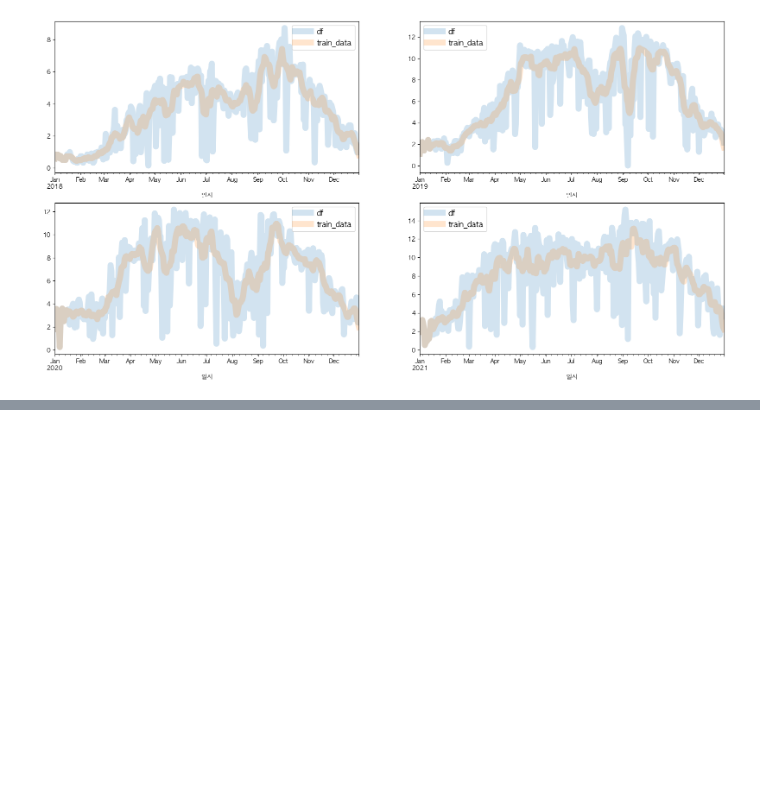
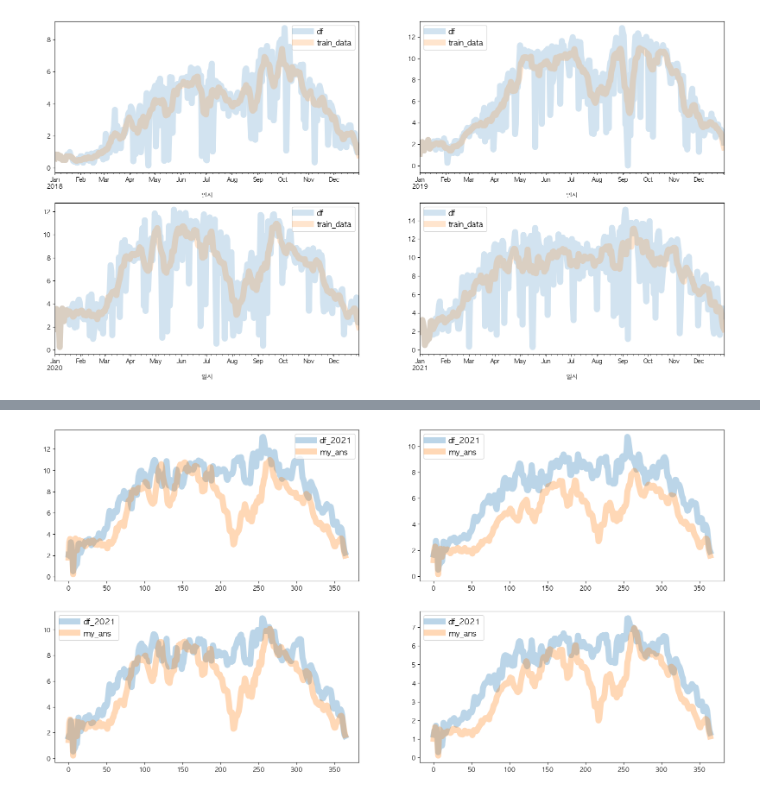
Before and after one commit to portion-jack/Competition_UOS_bycicle_prediction, a Jupyter notebook: _new_idea/_pipe_line.ipynb, the cells around one changed output, grey strips where cells are left out. Cells and saved outputs as stored; diff of their text form; code cells hidden in the pictures; blank space fills up the shorter version.

```diff
--- a/_new_idea/_pipe_line.ipynb
+++ b/_new_idea/_pipe_line.ipynb
@@ -185,0 +274,34 @@ diff_df=pd.concat(diff_df,axis=1)
+# %%
+main_df.iloc[:,0] = main_df.iloc[:,0] * (df_2021_raw.iloc[:,0].mean()/main_df.iloc[:,0].mean())
+main_df.iloc[:,1] = main_df.iloc[:,1] * (df_2021_raw.iloc[:,1].mean()/main_df.iloc[:,1].mean())
+main_df.iloc[:,2] = main_df.iloc[:,2] * (df_2021_raw.iloc[:,2].mean()/main_df.iloc[:,2].mean())
+main_df.iloc[:,3] = main_df.iloc[:,3] * (df_2021_raw.iloc[:,3].mean()/main_df.iloc[:,3].mean())
+# %%
+ans_sheet = list()
+for col in diff_df.columns:
+    ans_sheet.append(main_df[main_df['월_일']==col].iloc[:,:4] + diff_df[col])
+# %%
+my_ans=pd.concat(ans_sheet)
+# %%
+my_ans.index= sample_submission_raw['일시']
+# %%
+my_ans=my_ans.round(3)
+plt.subplot(2,2,1)
+df_2021.reset_index(drop=True).iloc[:,0].plot(figsize=(20,10),alpha=0.3,lw=10,label='df_2021')
+df_2020.reset_index(drop=True).iloc[:,0].plot(figsize=(20,10),alpha=0.3,lw=10,label='my_ans')
+plt.legend(fontsize=13)
+plt.subplot(2,2,2)
+df_2021.reset_index(drop=True).iloc[:,1].plot(figsize=(20,10),alpha=0.3,lw=10,label='df_2021')
+df_2020.reset_index(drop=True).iloc[:,1].plot(figsize=(20,10),alpha=0.3,lw=10,label='my_ans')
+plt.legend(fontsize=13)
+plt.subplot(2,2,3)
+df_2021.reset_index(drop=True).iloc[:,2].plot(figsize=(20,10),alpha=0.3,lw=10,label='df_2021')
+df_2020.reset_index(drop=True).iloc[:,2].plot(figsize=(20,10),alpha=0.3,lw=10,label='my_ans')
+plt.legend(fontsize=13)
+plt.subplot(2,2,4)
+df_2021.reset_index(drop=True).iloc[:,3].plot(figsize=(20,10),alpha=0.3,lw=10,label='df_2021')
+df_2020.reset_index(drop=True).iloc[:,3].plot(figsize=(20,10),alpha=0.3,lw=10,label='my_ans')
+plt.legend(fontsize=13)
+plt.show()
+# %% [output]
+[figure, added]
```
Also changed, not shown: parts of 28 cells of this notebook, 6 other files.
